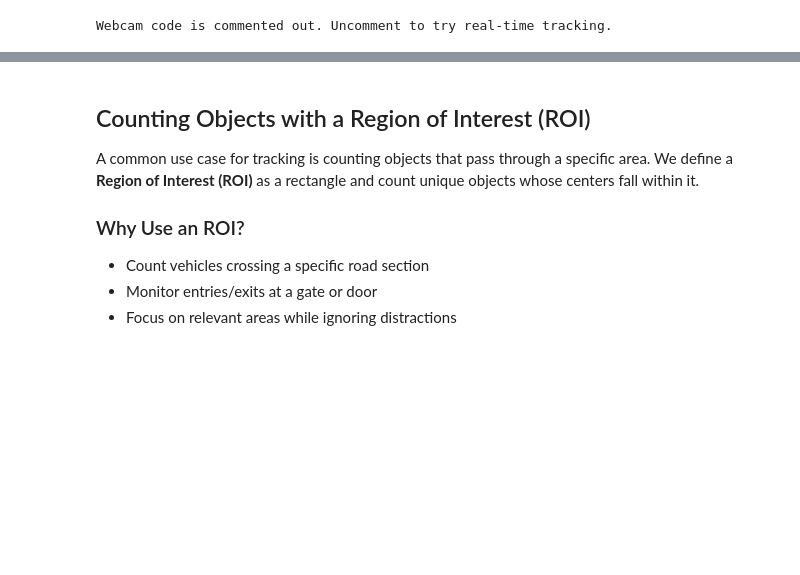
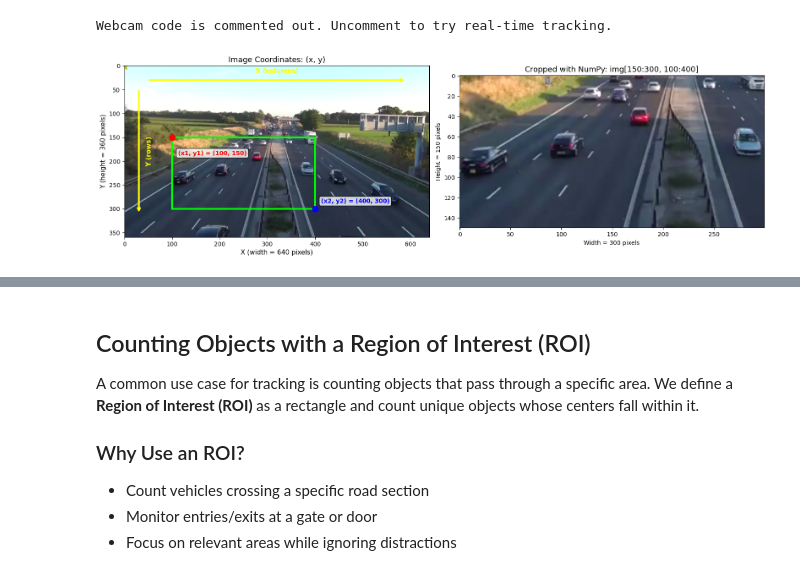
Before and after one commit to ezponda/ai-application-course-materials, a Jupyter notebook: notebooks/07c_object_tracking_with_ultralytics.ipynb, the cells around one changed output, grey strips where cells are left out. Cells and saved outputs as stored; diff of their text form; code cells hidden in the pictures; blank space fills up the shorter version.

```diff
--- a/notebooks/07c_object_tracking_with_ultralytics.ipynb
+++ b/notebooks/07c_object_tracking_with_ultralytics.ipynb
@@ -308,3 +308,84 @@ If you have a webcam, you can try real-time tracking. This works in local enviro
 print("Webcam code is commented out. Uncomment to try real-time tracking.")
 # %% [output]
 Webcam code is commented out. Uncomment to try real-time tracking.
+# %%
+# Visualize coordinate system and NumPy indexing
+cap = cv2.VideoCapture(video_source)
+_, sample_frame = cap.read()
+cap.release()
+
+if sample_frame is not None:
+    h, w = sample_frame.shape[:2]
+    frame_rgb = cv2.cvtColor(sample_frame, cv2.COLOR_BGR2RGB)
+
+    # Example ROI coordinates
+    x1, y1, x2, y2 = 100, 150, 400, 300
+
+    fig, axes = plt.subplots(1, 2, figsize=(16, 6))
+
+    # Left plot: Coordinate system visualization
+    ax = axes[0]
+    ax.imshow(frame_rgb)
+
+    # Draw ROI rectangle
+    import matplotlib.patches as patches
+    rect = patches.Rectangle((x1, y1), x2-x1, y2-y1,
+                               linewidth=3, edgecolor='lime', facecolor='none')
+    ax.add_patch(rect)
+
+    # Annotate corners
+    ax.plot(x1, y1, 'ro', markersize=10)
+    ax.annotate(f'(x1, y1) = ({x1}, {y1})', (x1, y1),
+                textcoords="offset points", xytext=(10, -30), fontsize=10,
+                color='red', fontweight='bold',
+                bbox=dict(boxstyle='round', facecolor='white', alpha=0.8))
+
+    ax.plot(x2, y2, 'bo', markersize=10)
+    ax.annotate(f'(x2, y2) = ({x2}, {y2})', (x2, y2),
+                textcoords="offset points", xytext=(10, 10), fontsize=10,
+                color='blue', fontweight='bold',
+                bbox=dict(boxstyle='round', facecolor='white', alpha=0.8))
+
+    # Draw axes arrows
+    ax.annotate('', xy=(w-50, 30), xytext=(50, 30),
+                arrowprops=dict(arrowstyle='->', color='yellow', lw=3))
+    ax.text(w//2, 15, 'X (columns)', fontsize=11, color='yellow',
+            ha='center', fontweight='bold')
+
+    ax.annotate('', xy=(30, h-50), xytext=(30, 50),
+                arrowprops=dict(arrowstyle='->', color='yellow', lw=3))
+    ax.text(45, h//2, 'Y (rows)', fontsize=11, color='yellow',
+            rotation=90, va='center', fontweight='bold')
+
+    ax.plot(0, 0, 'y*', markersize=15)
+    ax.set_xlabel(f'X (width = {w} pixels)', fontsize=11)
+    ax.set_ylabel(f'Y (height = {h} pixels)', fontsize=11)
+    ax.set_title('Image Coordinates: (x, y)', fontsize=13)
+
+    # Right plot: Cropped region using NumPy indexing
+    ax2 = axes[1]
+    # NumPy indexing: img[y1:y2, x1:x2] = img[rows, cols]
+    cropped = frame_rgb[y1:y2, x1:x2]
+    ax2.imshow(cropped)
+    ax2.set_title(f'Cropped with NumPy: img[{y1}:{y2}, {x1}:{x2}]', fontsize=13)
+    ax2.set_xlabel(f'Width = {x2-x1} pixels')
+    ax2.set_ylabel(f'Height = {y2-y1} pixels')
+
+    plt.tight_layout()
+    plt.show()
+
+    # Print explanation
+    print("=" * 60)
+    print("IMAGE COORDINATES vs NUMPY INDEXING")
+    print("=" * 60)
+    print(f"\nImage shape: {sample_frame.shape} = (height, width, channels)")
+    print(f"             ({h}, {w}, 3) = ({h} rows, {w} columns, 3 channels)")
+    print(f"\nROI coordinates (xyxy): ({x1}, {y1}, {x2}, {y2})")
+    print(f"  - Top-left:     (x1, y1) = ({x1}, {y1})")
+    print(f"  - Bottom-right: (x2, y2) = ({x2}, {y2})")
+    print(f"\nNumPy indexing to crop this region:")
+    print(f"  cropped = img[y1:y2, x1:x2]")
+    print(f"  cropped = img[{y1}:{y2}, {x1}:{x2}]  # [rows, cols]")
+    print(f"\nCropped shape: {cropped.shape} = ({y2-y1}, {x2-x1}, 3)")
+# %% [output]
+[figure, added]
```
Also changed, not shown: parts of 2 cells of this notebook, 2 other files.
